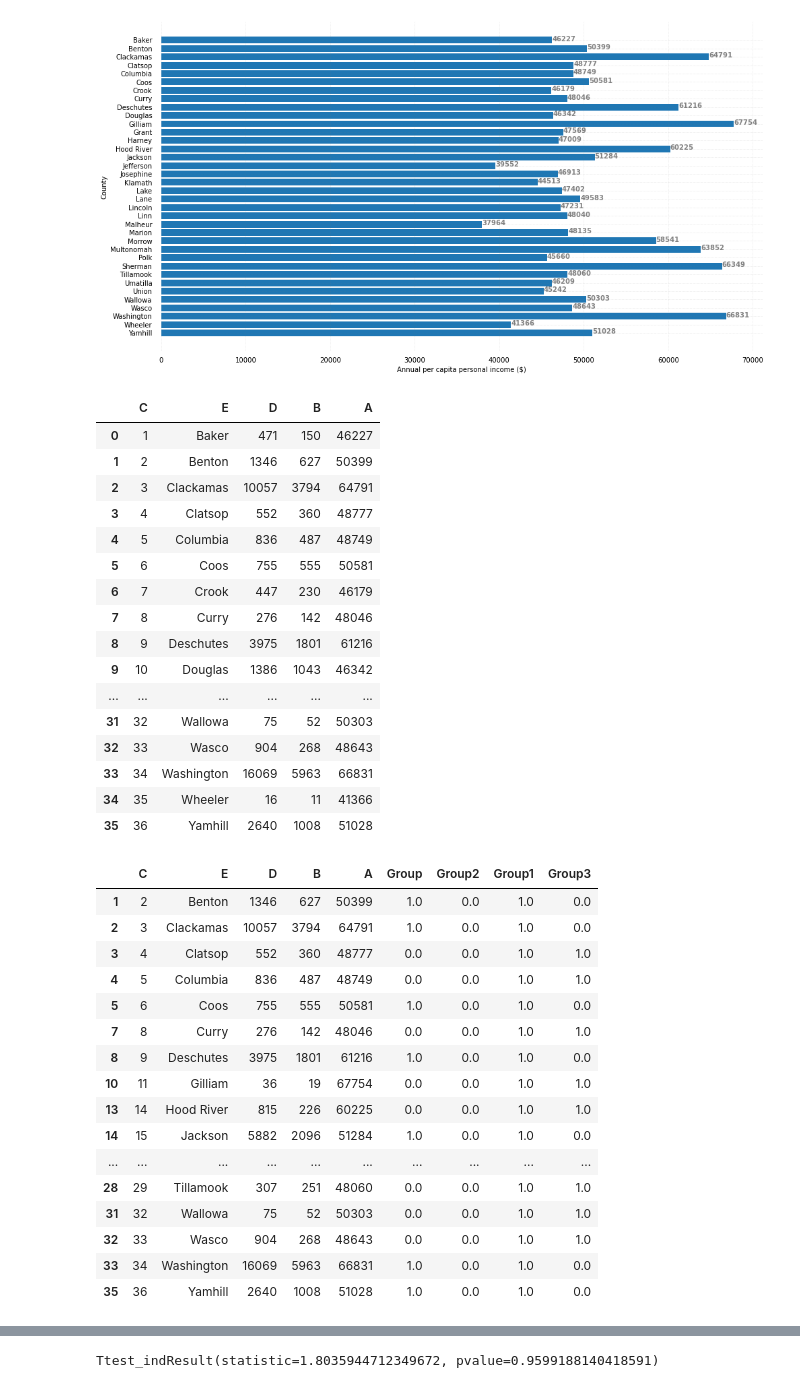
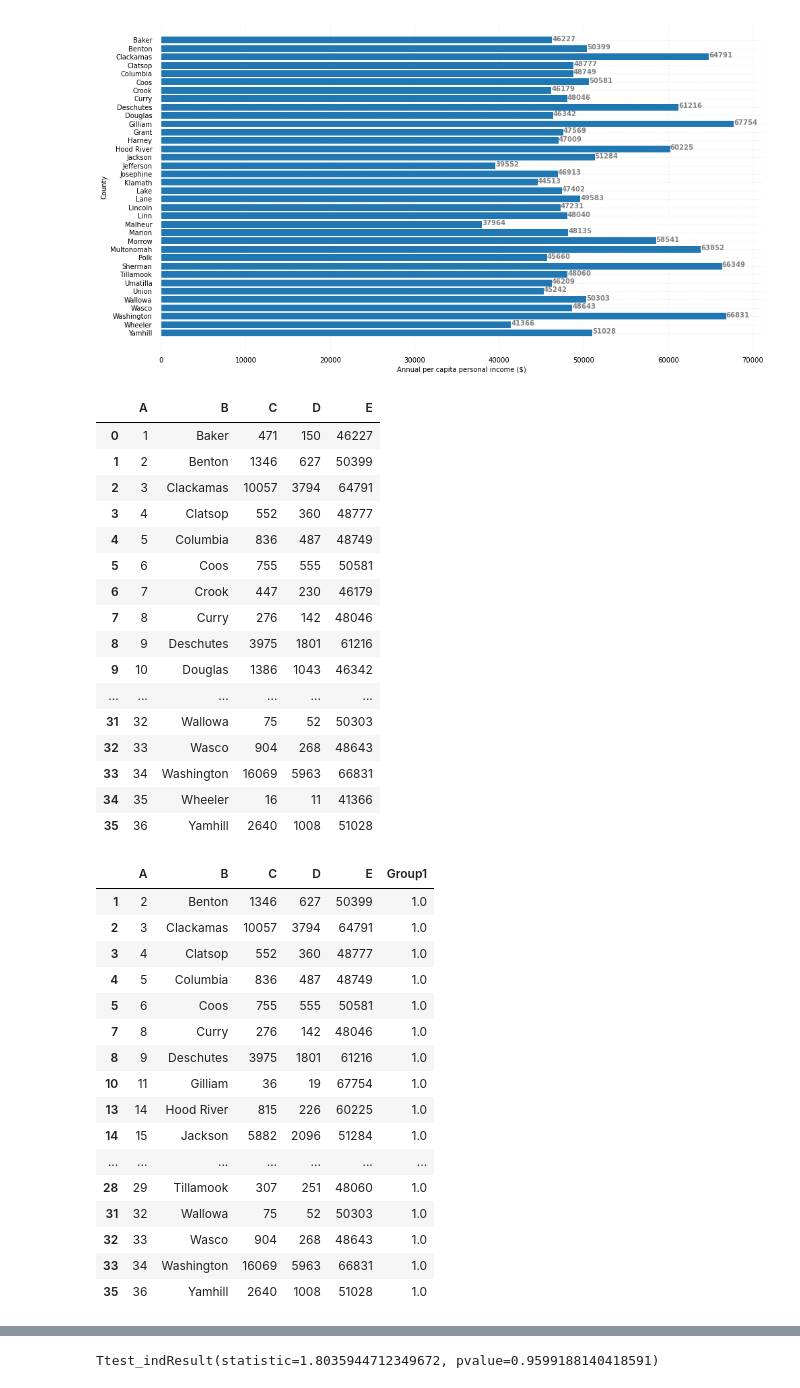
Before and after one commit to LAA147/Project-1-, a Jupyter notebook: Project 1 update .ipynb, the cells around one changed output, grey strips where cells are left out. Drawn from its saved outputs; the diff is of its cells as text; code cells hidden in the pictures.

```diff
--- a/Project 1 update .ipynb
+++ b/Project 1 update .ipynb
@@ -168,10 +168,10 @@ Text(0, 0.5, 'County')
 # %%
 import pandas as pd
 df = pd.DataFrame(project_data)
-df.columns={'A', 'B','C','D','E'}
+df.set_axis(['A', 'B','C','D','E'], axis = 'columns', inplace = True)
 df
 # %% [output]
-|  | C | E | D | B | A |
+|  | A | B | C | D | E |
 | 0 | 1 | Baker | 471 | 150 | 46227 |
 | 1 | 2 | Benton | 1346 | 627 | 50399 |
 | 2 | 3 | Clackamas | 10057 | 3794 | 64791 |
@@ -189,25 +189,25 @@ df
 | 34 | 35 | Wheeler | 16 | 11 | 41366 |
 | 35 | 36 | Yamhill | 2640 | 1008 | 51028 |
 # %%
-df.loc[df["A"]>=48000,"Group1"] = 1
+df.loc[df["E"]>=48000,"Group1"] = 1
 df1 = df.loc[df['Group1']==1]
 df1
 # %% [output]
-|  | C | E | D | B | A | Group | Group2 | Group1 | Group3 |
-| 1 | 2 | Benton | 1346 | 627 | 50399 | 1.0 | 0.0 | 1.0 | 0.0 |
-| 2 | 3 | Clackamas | 10057 | 3794 | 64791 | 1.0 | 0.0 | 1.0 | 0.0 |
-| 3 | 4 | Clatsop | 552 | 360 | 48777 | 0.0 | 0.0 | 1.0 | 1.0 |
-| 4 | 5 | Columbia | 836 | 487 | 48749 | 0.0 | 0.0 | 1.0 | 1.0 |
-| 5 | 6 | Coos | 755 | 555 | 50581 | 1.0 | 0.0 | 1.0 | 0.0 |
-| 7 | 8 | Curry | 276 | 142 | 48046 | 0.0 | 0.0 | 1.0 | 1.0 |
-| 8 | 9 | Deschutes | 3975 | 1801 | 61216 | 1.0 | 0.0 | 1.0 | 0.0 |
-| 10 | 11 | Gilliam | 36 | 19 | 67754 | 0.0 | 0.0 | 1.0 | 1.0 |
-| 13 | 14 | Hood River | 815 | 226 | 60225 | 0.0 | 0.0 | 1.0 | 1.0 |
-| 14 | 15 | Jackson | 5882 | 2096 | 51284 | 1.0 | 0.0 | 1.0 | 0.0 |
-| ... | ... | ... | ... | ... | ... | ... | ... | ... | ... |
-| 28 | 29 | Tillamook | 307 | 251 | 48060 | 0.0 | 0.0 | 1.0 | 1.0 |
-| 31 | 32 | Wallowa | 75 | 52 | 50303 | 0.0 | 0.0 | 1.0 | 1.0 |
-| 32 | 33 | Wasco | 904 | 268 | 48643 | 0.0 | 0.0 | 1.0 | 1.0 |
-| 33 | 34 | Washington | 16069 | 5963 | 66831 | 1.0 | 0.0 | 1.0 | 0.0 |
-| 35 | 36 | Yamhill | 2640 | 1008 | 51028 | 1.0 | 0.0 | 1.0 | 0.0 |
+|  | A | B | C | D | E | Group1 |
+| 1 | 2 | Benton | 1346 | 627 | 50399 | 1.0 |
+| 2 | 3 | Clackamas | 10057 | 3794 | 64791 | 1.0 |
+| 3 | 4 | Clatsop | 552 | 360 | 48777 | 1.0 |
+| 4 | 5 | Columbia | 836 | 487 | 48749 | 1.0 |
+| 5 | 6 | Coos | 755 | 555 | 50581 | 1.0 |
+| 7 | 8 | Curry | 276 | 142 | 48046 | 1.0 |
+| 8 | 9 | Deschutes | 3975 | 1801 | 61216 | 1.0 |
+| 10 | 11 | Gilliam | 36 | 19 | 67754 | 1.0 |
+| 13 | 14 | Hood River | 815 | 226 | 60225 | 1.0 |
+| 14 | 15 | Jackson | 5882 | 2096 | 51284 | 1.0 |
+| ... | ... | ... | ... | ... | ... | ... |
+| 28 | 29 | Tillamook | 307 | 251 | 48060 | 1.0 |
+| 31 | 32 | Wallowa | 75 | 52 | 50303 | 1.0 |
+| 32 | 33 | Wasco | 904 | 268 | 48643 | 1.0 |
+| 33 | 34 | Washington | 16069 | 5963 | 66831 | 1.0 |
+| 35 | 36 | Yamhill | 2640 | 1008 | 51028 | 1.0 |
 # %%
```
Also changed, not shown: parts of 11 cells of this notebook.
